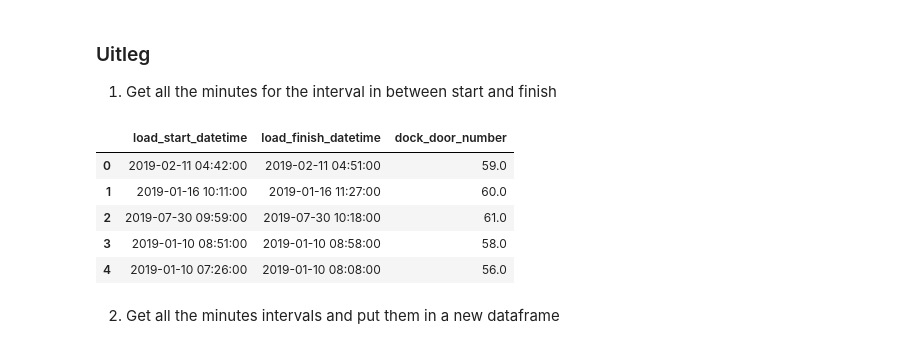
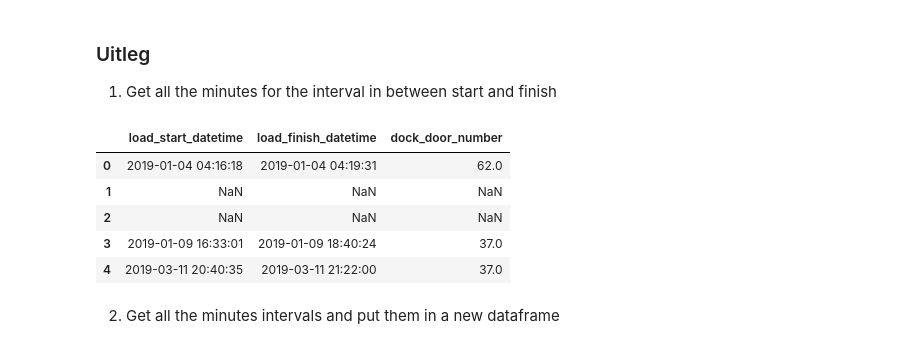
Before and after one commit to Robpennekamp/AppliedMachineLearning, a Jupyter notebook: AppliedMLdataproject2Suus.ipynb, the cells around one changed output. Drawn from its saved outputs; the diff is of its cells as text; code cells hidden in the pictures.

```diff
--- a/AppliedMLdataproject2Suus.ipynb
+++ b/AppliedMLdataproject2Suus.ipynb
@@ -15,6 +15,7 @@ from datetime import datetime, timedelta
 # Door open - inbound
 # %%
 inbound = pd.read_csv('inbound_loads.csv')
+outbound = pd.read_csv('outbound_laods.csv')
 ft = pd.read_csv('featuretrain.csv')
 # %% [markdown]
 ### Uitleg
@@ -28,15 +29,15 @@ def interval_min(start_date, end_date):
         start_date += timedelta(minutes=1)
     return dates_range
 # %%
-door = inbound.filter(['load_start_datetime', 'load_finish_datetime', 'dock_door_number'], axis=1)
+door = outbound.filter(['load_start_datetime', 'load_finish_datetime', 'dock_door_number'], axis=1)
 door.head(5)
 # %% [output]
 |  | load_start_datetime | load_finish_datetime | dock_door_number |
-| 0 | 2019-02-11 04:42:00 | 2019-02-11 04:51:00 | 59.0 |
-| 1 | 2019-01-16 10:11:00 | 2019-01-16 11:27:00 | 60.0 |
-| 2 | 2019-07-30 09:59:00 | 2019-07-30 10:18:00 | 61.0 |
-| 3 | 2019-01-10 08:51:00 | 2019-01-10 08:58:00 | 58.0 |
-| 4 | 2019-01-10 07:26:00 | 2019-01-10 08:08:00 | 56.0 |
+| 0 | 2019-01-04 04:16:18 | 2019-01-04 04:19:31 | 62.0 |
+| 1 | NaN | NaN | NaN |
+| 2 | NaN | NaN | NaN |
+| 3 | 2019-01-09 16:33:01 | 2019-01-09 18:40:24 | 37.0 |
+| 4 | 2019-03-11 20:40:35 | 2019-03-11 21:22:00 | 37.0 |
 # %% [markdown]
 2. Get all the minutes intervals and put them in a new dataframe
 # %%
```
Also changed, not shown: parts of 20 cells of this notebook, 2 other files.
